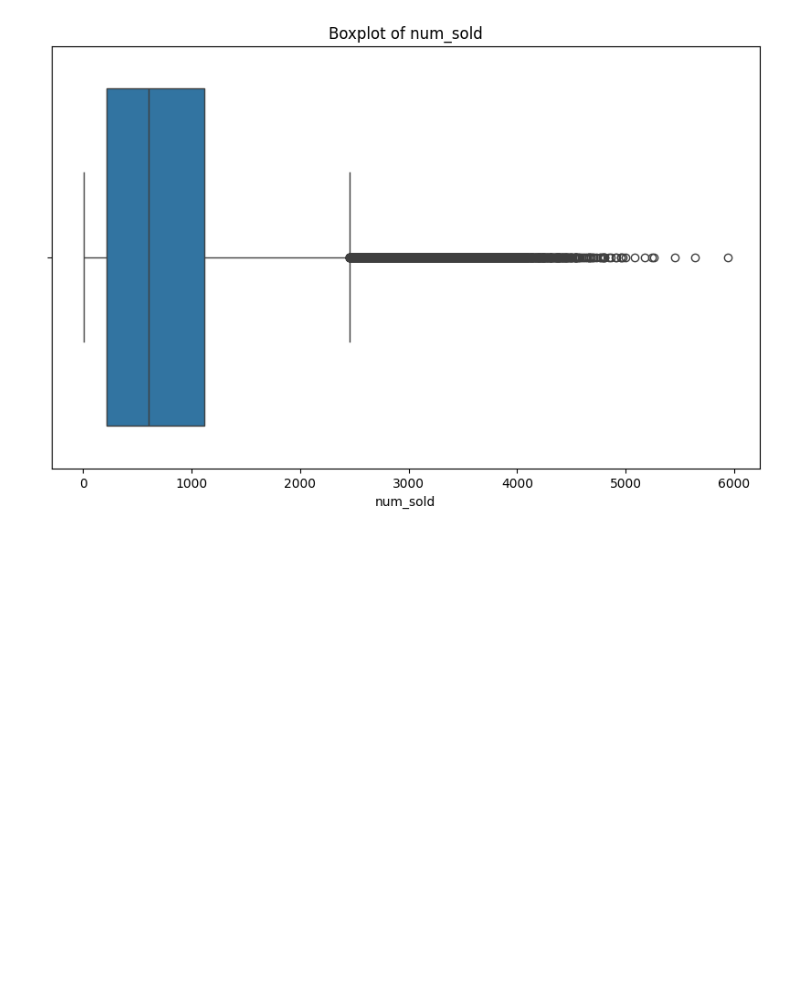
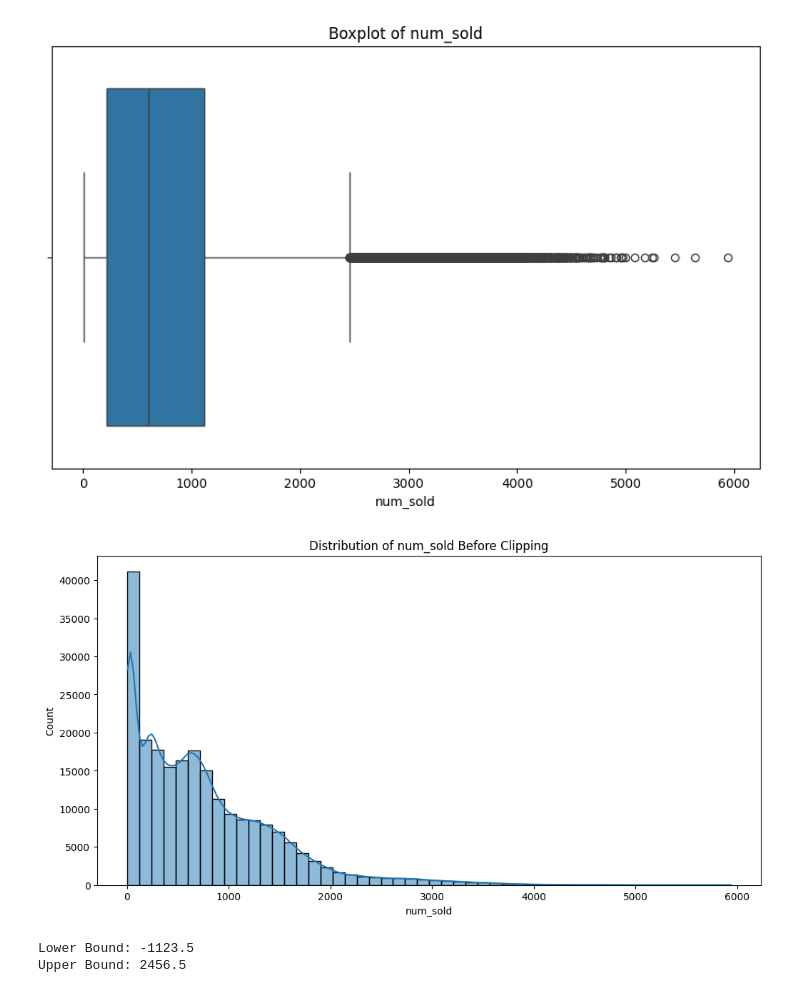
Before and after one commit to YusufDeesawala/Sticker_Sales_Prediction, a Jupyter notebook: main.ipynb, the cells around one changed output. Cells and saved outputs as stored; diff of their text form; code cells hidden in the pictures; blank space fills up the shorter version.

```diff
--- a/main.ipynb
+++ b/main.ipynb
@@ -163,3 +163,25 @@ plt.title("Boxplot of num_sold")
 plt.show()
 # %% [output]
 [figure]
+# %%
+#before clipping outliers
+plt.figure(figsize=(12, 6))
+sns.histplot(sticker_data['num_sold'], kde=True, bins=50)
+plt.title("Distribution of num_sold Before Clipping")
+plt.show()
+# %% [output]
+[figure, added]
+# %%
+Q1 = sticker_data['num_sold'].quantile(0.25)
+Q3 = sticker_data['num_sold'].quantile(0.75)
+
+IQR = Q3 - Q1
+
+lower_bound = Q1 - 1.5 * IQR
+upper_bound = Q3 + 1.5 * IQR
+
+print(f"Lower Bound: {lower_bound}")
+print(f"Upper Bound: {upper_bound}")
+# %% [output]
+Lower Bound: -1123.5
+Upper Bound: 2456.5
```
Also changed, not shown: parts of 11 cells of this notebook.
